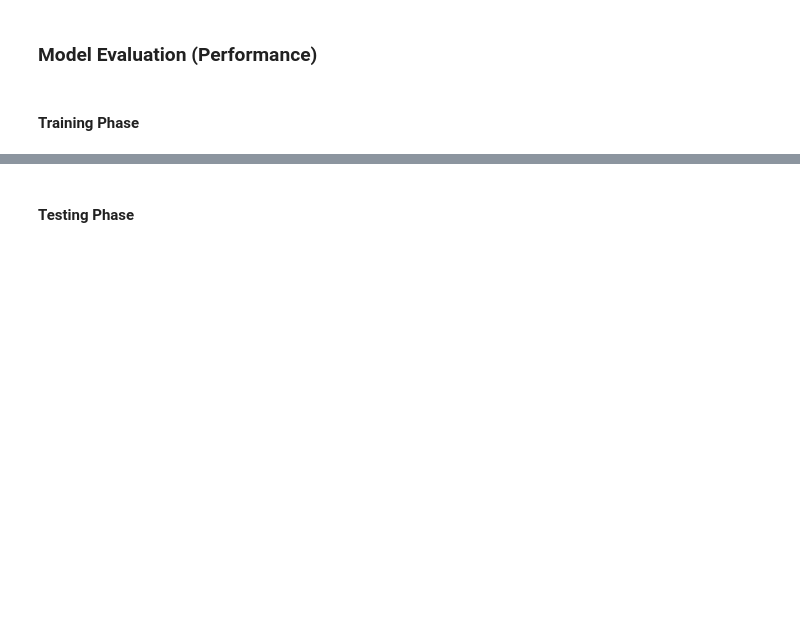
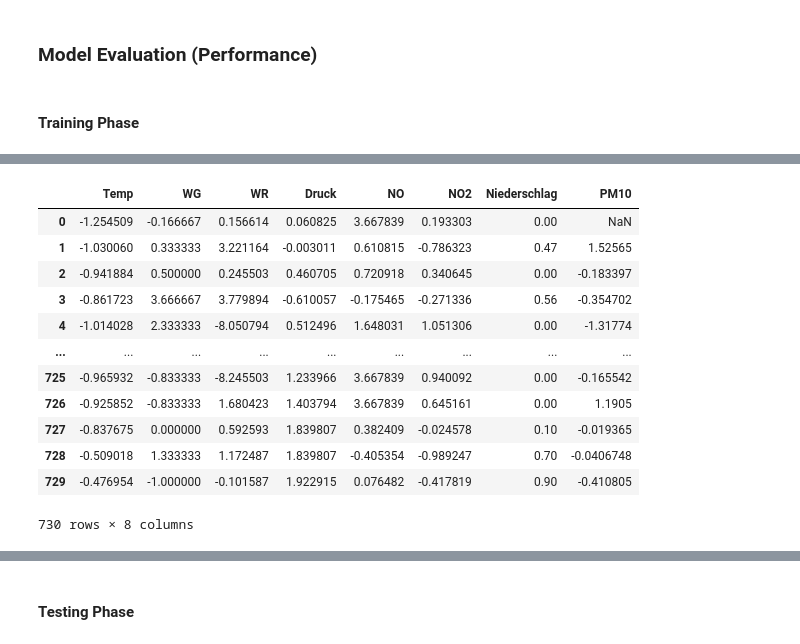
Before and after one commit to SvetiB/AirQualityStuttgart, a Jupyter notebook: AirQualityStuttgartModeling - Kopie.ipynb, the cells around one changed output, grey strips where cells are left out. Saved outputs shown, nothing was run; the diff lists cells and outputs as text; code cells hidden in the pictures; blank space fills up the shorter version.

Commit message:
built dataframes for visualization!

```diff
--- a/AirQualityStuttgartModeling - Kopie.ipynb
+++ b/AirQualityStuttgartModeling - Kopie.ipynb
@@ -625,3 +599,9 @@ Difference between min Loss and min val_loss:  0.13377826421194683
 ### Model Evaluation (Performance)
 # %% [markdown]
 #### Training Phase
+# %%
+# hier wird test_pred in ein dataframe umgewandelt
+#test_pred
+df_test_pred_base = pd.DataFrame(test_pred, columns=['PM10'])
+df_test_pred_base = pd.DataFrame(np.array([["NaN"]]), columns=["PM10"]).append(df_test_pred_base, ignore_index=True)
+df_test_pred_base.tail()
@@ -627,0 +626,24 @@ Difference between min Loss and min val_loss:  0.13377826421194683
+# %%
+#df_test # test data 01.01.2017 - 31.12.2018
+# predicted data 02.01.2017 - 01.01.2019
+
+# hier löschen wir die Spalte PM10 mit den testwerten um sie mit den predikteten zu ersetzen
+df_test_norm_adjust_pred = df_test_norm.drop(columns=['PM10'])
+
+df_final_baseline_norm = pd.concat([df_test_norm_adjust_pred, df_test_pred_base], axis=1, sort=False)
+df_final_baseline_norm = df_final_baseline_norm
+df_final_baseline_norm
+# %% [output]
+|  | Temp | WG | WR | Druck | NO | NO2 | Niederschlag | PM10 |
+| 0 | -1.254509 | -0.166667 | 0.156614 | 0.060825 | 3.667839 | 0.193303 | 0.00 | NaN |
+| 1 | -1.030060 | 0.333333 | 3.221164 | -0.003011 | 0.610815 | -0.786323 | 0.47 | 1.52565 |
+| 2 | -0.941884 | 0.500000 | 0.245503 | 0.460705 | 0.720918 | 0.340645 | 0.00 | -0.183397 |
+| 3 | -0.861723 | 3.666667 | 3.779894 | -0.610057 | -0.175465 | -0.271336 | 0.56 | -0.354702 |
+| 4 | -1.014028 | 2.333333 | -8.050794 | 0.512496 | 1.648031 | 1.051306 | 0.00 | -1.31774 |
+| ... | ... | ... | ... | ... | ... | ... | ... | ... |
+| 725 | -0.965932 | -0.833333 | -8.245503 | 1.233966 | 3.667839 | 0.940092 | 0.00 | -0.165542 |
+| 726 | -0.925852 | -0.833333 | 1.680423 | 1.403794 | 3.667839 | 0.645161 | 0.00 | 1.1905 |
+| 727 | -0.837675 | 0.000000 | 0.592593 | 1.839807 | 0.382409 | -0.024578 | 0.10 | -0.019365 |
+| 728 | -0.509018 | 1.333333 | 1.172487 | 1.839807 | -0.405354 | -0.989247 | 0.70 | -0.0406748 |
+| 729 | -0.476954 | -1.000000 | -0.101587 | 1.922915 | 0.076482 | -0.417819 | 0.90 | -0.410805 |
+730 rows × 8 columns
```
Also changed, not shown: parts of 11 cells of this notebook, 1 other file.
